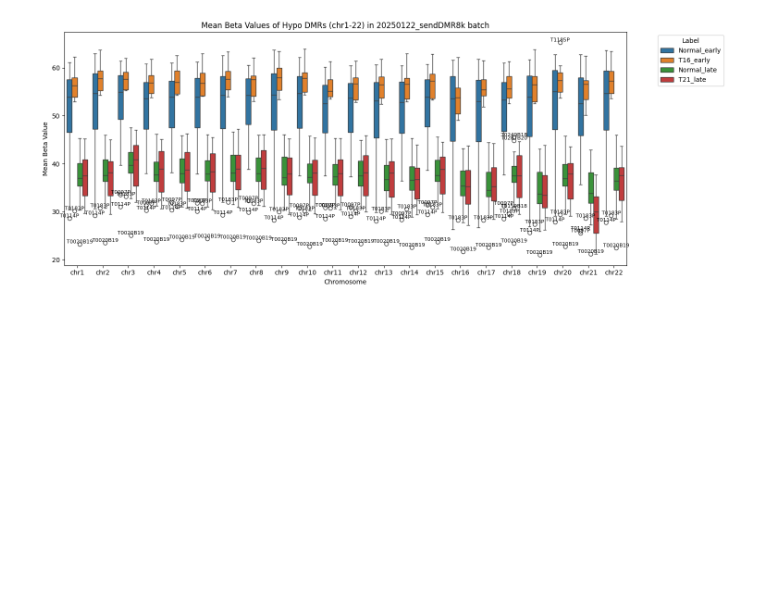
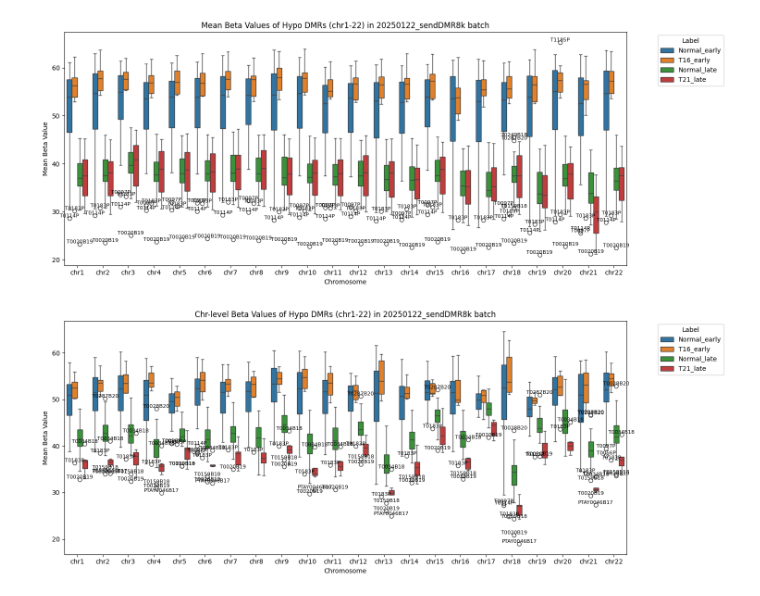
Before and after one commit to vanreality/ml_trisomy_detection, a Jupyter notebook: bin/20250318_summary.ipynb, the cells around one changed output. Saved outputs shown, nothing was run; the diff lists cells and outputs as text; code cells hidden in the pictures; blank space fills up the shorter version.

```diff
--- a/bin/20250318_summary.ipynb
+++ b/bin/20250318_summary.ipynb
@@ -1172,3 +1172,88 @@ hypo_feature_cols = ['sample', 'week', 'label'] + list(set(feature_cols) & set(h
 plot_aggregated_comparison_all(df[hypo_feature_cols], 'Mean Beta Values of Hypo DMRs (chr1-22) in 20250122_sendDMR8k batch', ['Normal_early', 'T16_early', 'Normal_late', 'T21_late'])
 # %% [output]
 [figure]
+# %%
+# Create nested dictionary structure for easier access
+feature_type = 'dmrs'
+# feature_type = 'cpgs'
+
+dfs = {
+    'Train': pd.read_csv(f'../results/20250318_train/generate/chr_level_chr_level.tsv', sep='\t').dropna(axis=1).drop(columns=['label']),
+    'Validation': pd.read_csv(f'../results/20250318_val/generate/chr_level_chr_level.tsv', sep='\t').dropna(axis=1).drop(columns=['label'])
+}
+
+# Filter for common columns between train and val for each assembly type
+common_cols = set(dfs['Train'].columns) & set(dfs['Validation'].columns)
+dfs['Train'] = dfs['Train'][list(common_cols)]
+dfs['Validation'] = dfs['Validation'][list(common_cols)]
+
+# Load and combine metadata
+train_metadata = pd.read_csv(f'../results/summary/train_meta.csv')
+val_metadata = pd.read_csv(f'../results/summary/val_meta.csv')
+train_metadata['state'] = 'Arrest'
+meta = pd.concat([train_metadata, val_metadata], axis=0)
+meta['sample'] = meta['sample'].apply(lambda x: x.replace('H1', ''))
+meta['label'] = meta['label'].apply(lambda x: x.replace('T21+Indel_21', 'T21'))
+meta['label'] = meta['label'].apply(lambda x: x.replace('T18[50%]', 'T18'))
+
+# Merge metadata with each dataset
+for split in list(dfs.keys()):
+    df = dfs[split].copy()
+    df['sample'] = df['sample'].apply(lambda x: x.replace('H1', ''))
+    df = pd.merge(df, meta.drop_duplicates(), on='sample', how='inner')
+    dfs[split] = df
+
+# T16
+
+# Combine Train and Validation data
+# df = pd.concat([dfs['Train'], dfs['Validation']], axis=0)
+df = dfs['Train']
+
+# Convert beta to M values
+# df = convert_beta_to_M(df)
+
+# Filter rows:
+# 1. Remove delivered data
+df = df[~df['state'].isin(['Delivered'])]
+
+# 2. Keep T16, T21 and Normal labels
+df = df[df['label'].isin(['T21', 'T16', 'Normal'])]
+
+# 3. Add week info to label
+df = df[(df['week'] <= 10) | (df['week'] >= 15)].copy()
+df['label'] = np.where(
+    df['week'] <= 10,
+    df['label'] + '_early',
+    df['label'] + '_late'
+)
+
+plot_aggregated_comparison_all(df, 'Chr-level Beta Values of Hypo DMRs (chr1-22) in 20250122_sendDMR8k batch', ['Normal_early', 'T16_early', 'Normal_late', 'T21_late'])
+
+
+# T16
+
+# Combine Train and Validation data
+# df = pd.concat([dfs['Train'], dfs['Validation']], axis=0)
+df = dfs['Validation']
+
+# Convert beta to M values
+# df = convert_beta_to_M(df)
+
+# Filter rows:
+# 1. Remove delivered data
+df = df[~df['state'].isin(['Delivered'])]
+
+# 2. Keep T16, T21 and Normal labels
+df = df[df['label'].isin(['T16', 'Normal'])]
+
+# 3. Add week info to label
+df = df[(df['week'] <= 10) | (df['week'] >= 15)].copy()
+df['label'] = np.where(
+    df['week'] <= 10,
+    df['label'] + '_early',
+    df['label'] + '_late'
+)
+
+plot_aggregated_comparison_all(df, 'Chr-level Beta Values of Hypo DMRs (chr1-22) in 20250304_senddmr_igtc batch', ['Normal_early', 'T16_early', 'Normal_late'])
+# %% [output]
+[figure, added]
```
Also changed, not shown: parts of 2 cells of this notebook, 1 other file.
